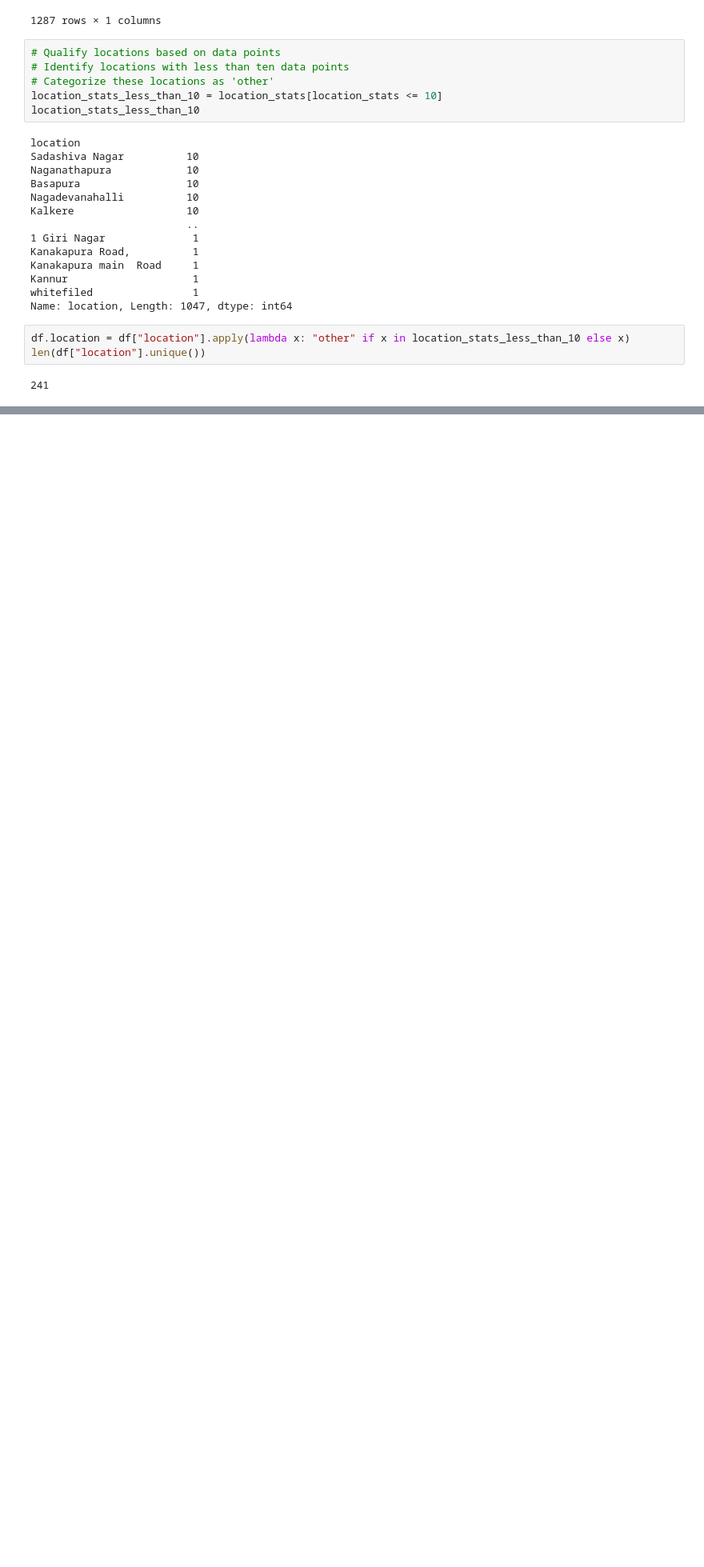
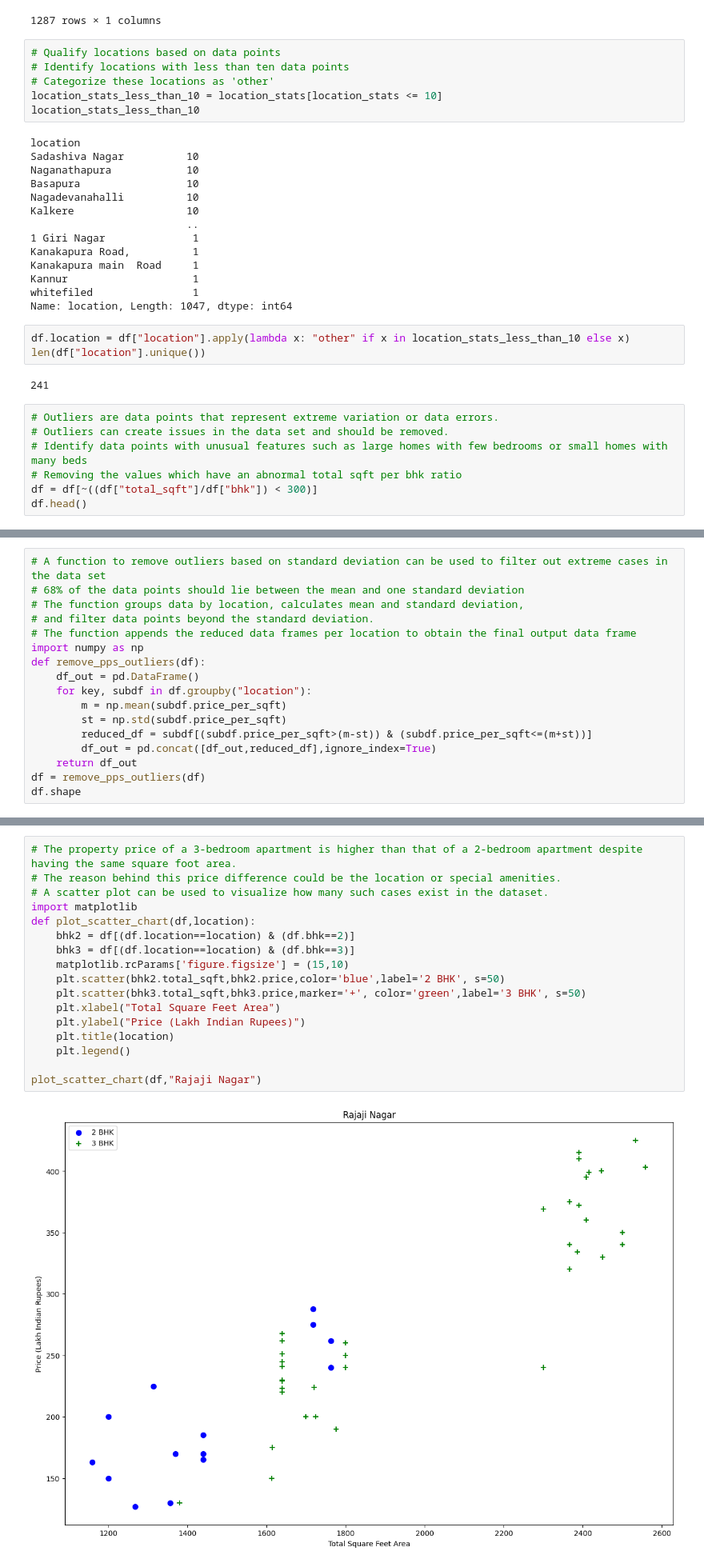
Before and after one commit to proakash256/Bengaluru_House_Price_Prediction, a Jupyter notebook: data_cleaning.ipynb, the cells around one changed output, grey strips where cells are left out. Shown: that part at 80% size. Cells and saved outputs as stored; diff of their text form; blank space fills up the shorter version.

```diff
--- a/data_cleaning.ipynb
+++ b/data_cleaning.ipynb
@@ -202,3 +202,10 @@ df.location = df["location"].apply(lambda x: "other" if x in location_stats_less
 len(df["location"].unique())
 # %% [output]
 241
+# %%
+# Outliers are data points that represent extreme variation or data errors.
+# Outliers can create issues in the data set and should be removed.
+# Identify data points with unusual features such as large homes with few bedrooms or small homes with many beds
+# Removing the values which have an abnormal total sqft per bhk ratio
+df = df[~((df["total_sqft"]/df["bhk"]) < 300)]
+df.head()
@@ -204,0 +232,17 @@ len(df["location"].unique())
+# %%
+# A function to remove outliers based on standard deviation can be used to filter out extreme cases in the data set
+# 68% of the data points should lie between the mean and one standard deviation
+# The function groups data by location, calculates mean and standard deviation,
+# and filter data points beyond the standard deviation.
+# The function appends the reduced data frames per location to obtain the final output data frame
+import numpy as np
+def remove_pps_outliers(df):
+    df_out = pd.DataFrame()
+    for key, subdf in df.groupby("location"):
+        m = np.mean(subdf.price_per_sqft)
+        st = np.std(subdf.price_per_sqft)
+        reduced_df = subdf[(subdf.price_per_sqft>(m-st)) & (subdf.price_per_sqft<=(m+st))]
+        df_out = pd.concat([df_out,reduced_df],ignore_index=True)
+    return df_out
+df = remove_pps_outliers(df)
+df.shape
@@ -204,0 +251,19 @@ len(df["location"].unique())
+# %%
+# The property price of a 3-bedroom apartment is higher than that of a 2-bedroom apartment despite having the same square foot area.
+# The reason behind this price difference could be the location or special amenities.
+# A scatter plot can be used to visualize how many such cases exist in the dataset.
+import matplotlib
+def plot_scatter_chart(df,location):
+    bhk2 = df[(df.location==location) & (df.bhk==2)]
+    bhk3 = df[(df.location==location) & (df.bhk==3)]
+    matplotlib.rcParams['figure.figsize'] = (15,10)
+    plt.scatter(bhk2.total_sqft,bhk2.price,color='blue',label='2 BHK', s=50)
+    plt.scatter(bhk3.total_sqft,bhk3.price,marker='+', color='green',label='3 BHK', s=50)
+    plt.xlabel("Total Square Feet Area")
+    plt.ylabel("Price (Lakh Indian Rupees)")
+    plt.title(location)
+    plt.legend()
+
+plot_scatter_chart(df,"Rajaji Nagar")
+# %% [output]
+[figure, added]
```
Also changed, not shown: parts of 7 cells of this notebook.
